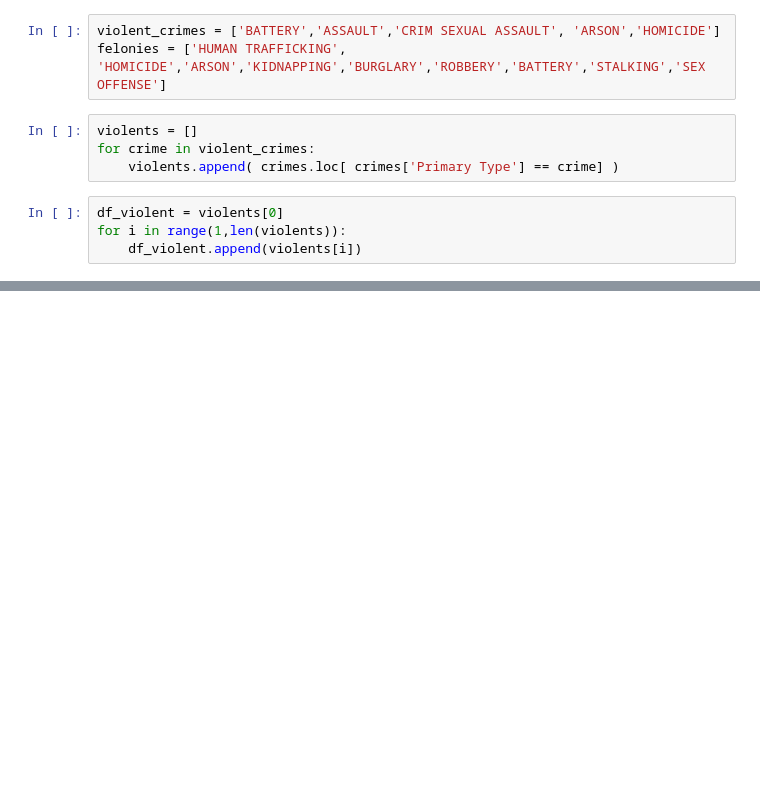
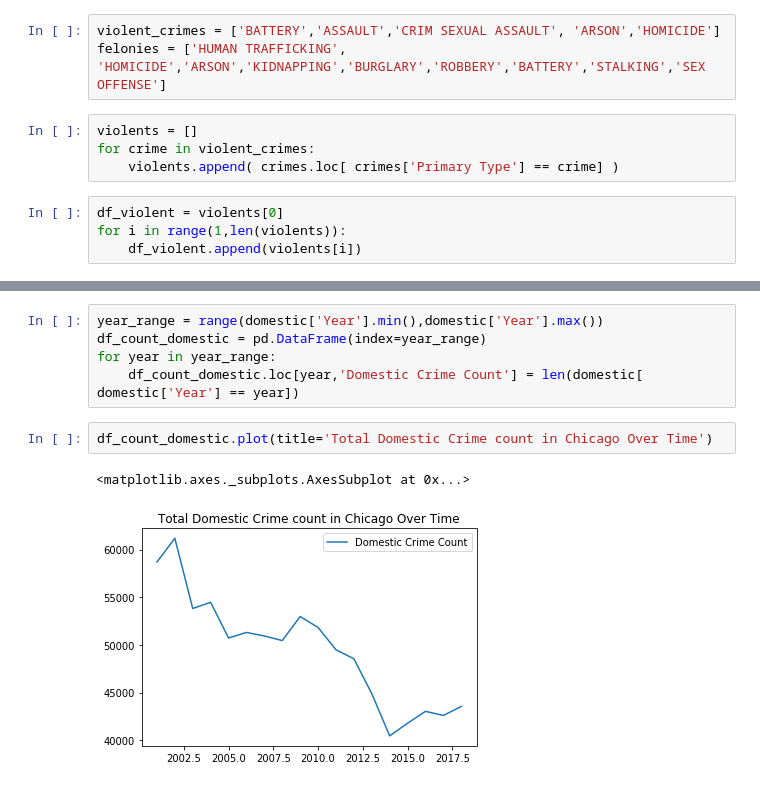
Before and after one commit to COGS108/Projects, a Jupyter notebook: Violent and Domestic.ipynb, the cells around one changed output, grey strips where cells are left out. Cells and saved outputs as stored; diff of their text form; blank space fills up the shorter version.

```diff
--- a/Violent and Domestic.ipynb
+++ b/Violent and Domestic.ipynb
@@ -73,0 +136,10 @@ df_count_violent.plot()
+# %%
+year_range = range(domestic['Year'].min(),domestic['Year'].max())
+df_count_domestic = pd.DataFrame(index=year_range)
+for year in year_range:
+    df_count_domestic.loc[year,'Domestic Crime Count'] = len(domestic[ domestic['Year'] == year])
+# %%
+df_count_domestic.plot(title='Total Domestic Crime count in Chicago Over Time')
+# %% [output]
+<matplotlib.axes._subplots.AxesSubplot at 0x...>
+[figure, added]
```
Also changed, not shown: parts of 15 cells of this notebook.
